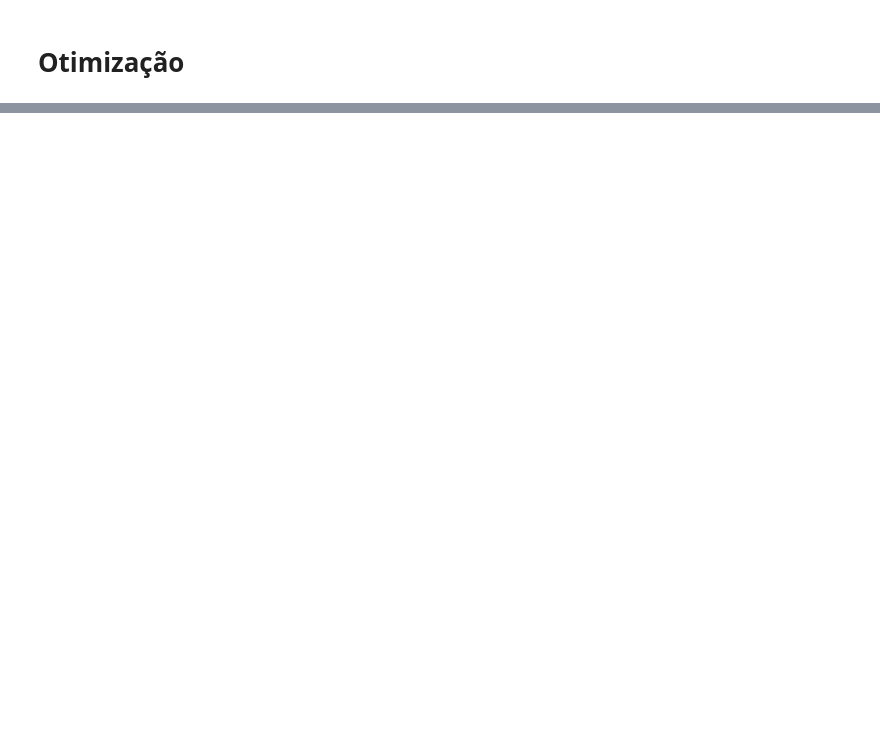
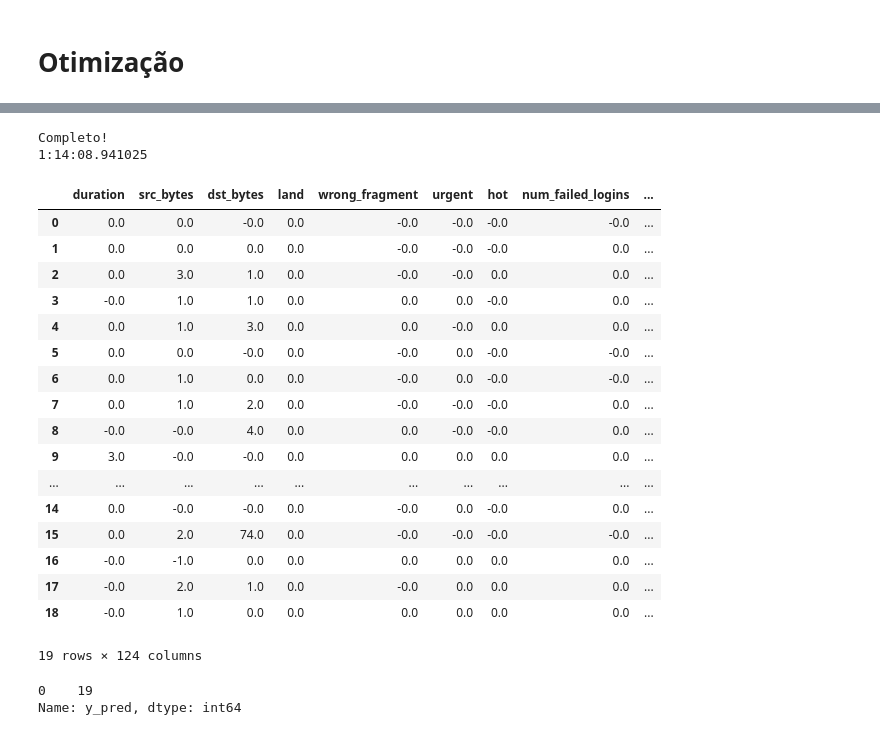
Before and after one commit to pedropaiola/Adversarial-Explainable-IDS, a Jupyter notebook: adversarial.ipynb, the cells around one changed output, grey strips where cells are left out. Drawn from its saved outputs; the diff is of its cells as text; code cells hidden in the pictures; blank space fills up the shorter version.

```diff
--- a/adversarial.ipynb
+++ b/adversarial.ipynb
@@ -401,0 +600,7 @@ Inteiro 0.0 [0.0] 0.0 service_red_i
+# %%
+fileClass = 'classificadores/rfc_Probe.pkl'
+fileData = 'datasets_adv/Probe_orig_normal.csv'
+fileDataOrig = 'Probe.csv'
+fileScaler = 'scalers/scalerProbe.pkl'
+filepathRes = 'datasets_resultados/Normal_Probe/'
+classeReal = 0
@@ -401,0 +609,29 @@ Inteiro 0.0 [0.0] 0.0 service_red_i
+# %%
+dfRes, dists = otimizar(fileClass, fileData, fileDataOrig, fileScaler, classeReal, debugFlag = True)
+dfRes
+# %% [output]
+Completo!
+1:14:08.941025
+|  | duration | src_bytes | dst_bytes | land | wrong_fragment | urgent | hot | num_failed_logins | ... |
+| 0 | 0.0 | 0.0 | -0.0 | 0.0 | -0.0 | -0.0 | -0.0 | -0.0 | ... |
+| 1 | 0.0 | 0.0 | 0.0 | 0.0 | -0.0 | -0.0 | -0.0 | 0.0 | ... |
+| 2 | 0.0 | 3.0 | 1.0 | 0.0 | -0.0 | -0.0 | 0.0 | 0.0 | ... |
+| 3 | -0.0 | 1.0 | 1.0 | 0.0 | 0.0 | 0.0 | -0.0 | 0.0 | ... |
+| 4 | 0.0 | 1.0 | 3.0 | 0.0 | 0.0 | -0.0 | 0.0 | 0.0 | ... |
+| 5 | 0.0 | 0.0 | -0.0 | 0.0 | -0.0 | 0.0 | -0.0 | -0.0 | ... |
+| 6 | 0.0 | 1.0 | 0.0 | 0.0 | -0.0 | 0.0 | -0.0 | -0.0 | ... |
+| 7 | 0.0 | 1.0 | 2.0 | 0.0 | -0.0 | -0.0 | -0.0 | 0.0 | ... |
+| 8 | -0.0 | -0.0 | 4.0 | 0.0 | 0.0 | -0.0 | -0.0 | 0.0 | ... |
+| 9 | 3.0 | -0.0 | -0.0 | 0.0 | 0.0 | 0.0 | 0.0 | 0.0 | ... |
+| ... | ... | ... | ... | ... | ... | ... | ... | ... | ... |
+| 14 | 0.0 | -0.0 | -0.0 | 0.0 | -0.0 | 0.0 | -0.0 | 0.0 | ... |
+| 15 | 0.0 | 2.0 | 74.0 | 0.0 | -0.0 | -0.0 | -0.0 | -0.0 | ... |
+| 16 | -0.0 | -1.0 | 0.0 | 0.0 | 0.0 | 0.0 | 0.0 | 0.0 | ... |
+| 17 | -0.0 | 2.0 | 1.0 | 0.0 | -0.0 | 0.0 | 0.0 | 0.0 | ... |
+| 18 | -0.0 | 1.0 | 0.0 | 0.0 | 0.0 | 0.0 | 0.0 | 0.0 | ... |
+19 rows × 124 columns
+# %%
+dfRes['y_pred'].value_counts()
+# %% [output]
+0    19
+Name: y_pred, dtype: int64
```
Also changed, not shown: parts of 131 cells of this notebook, 36 other files.
